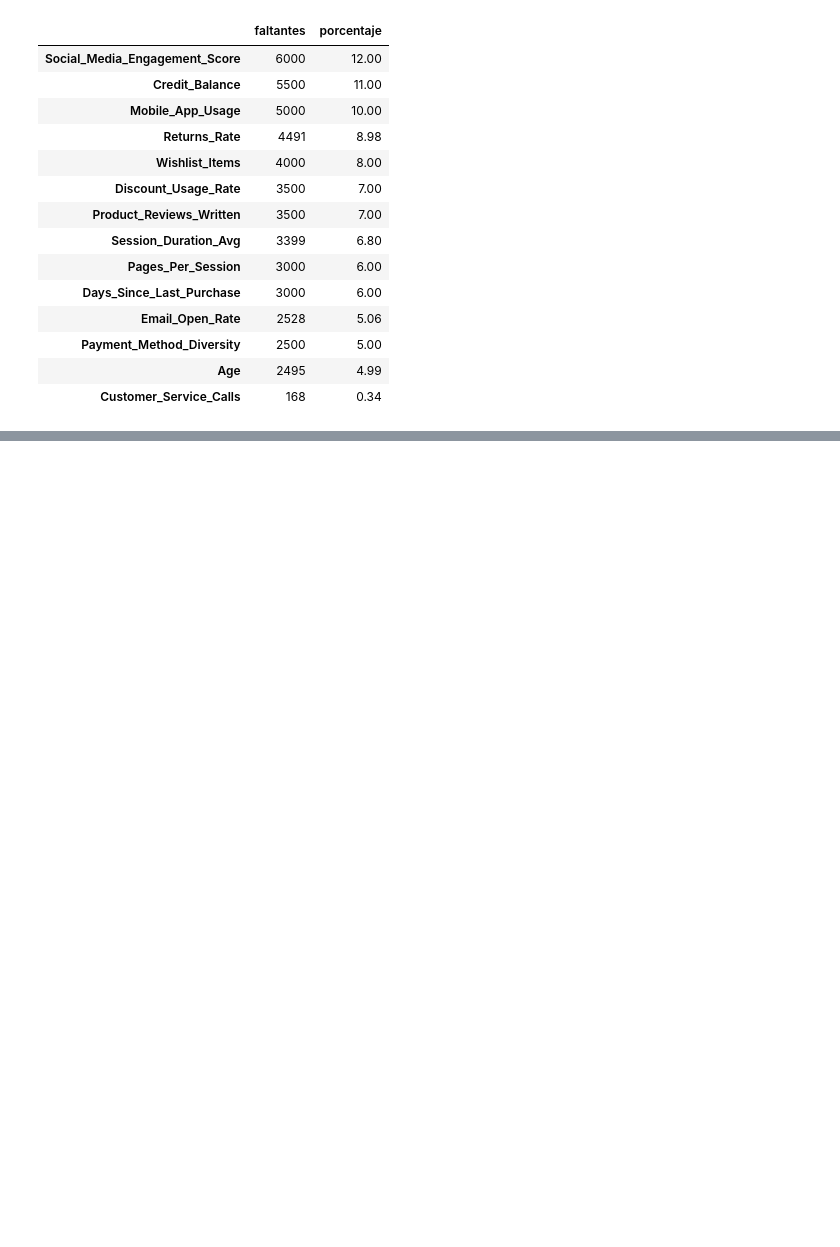
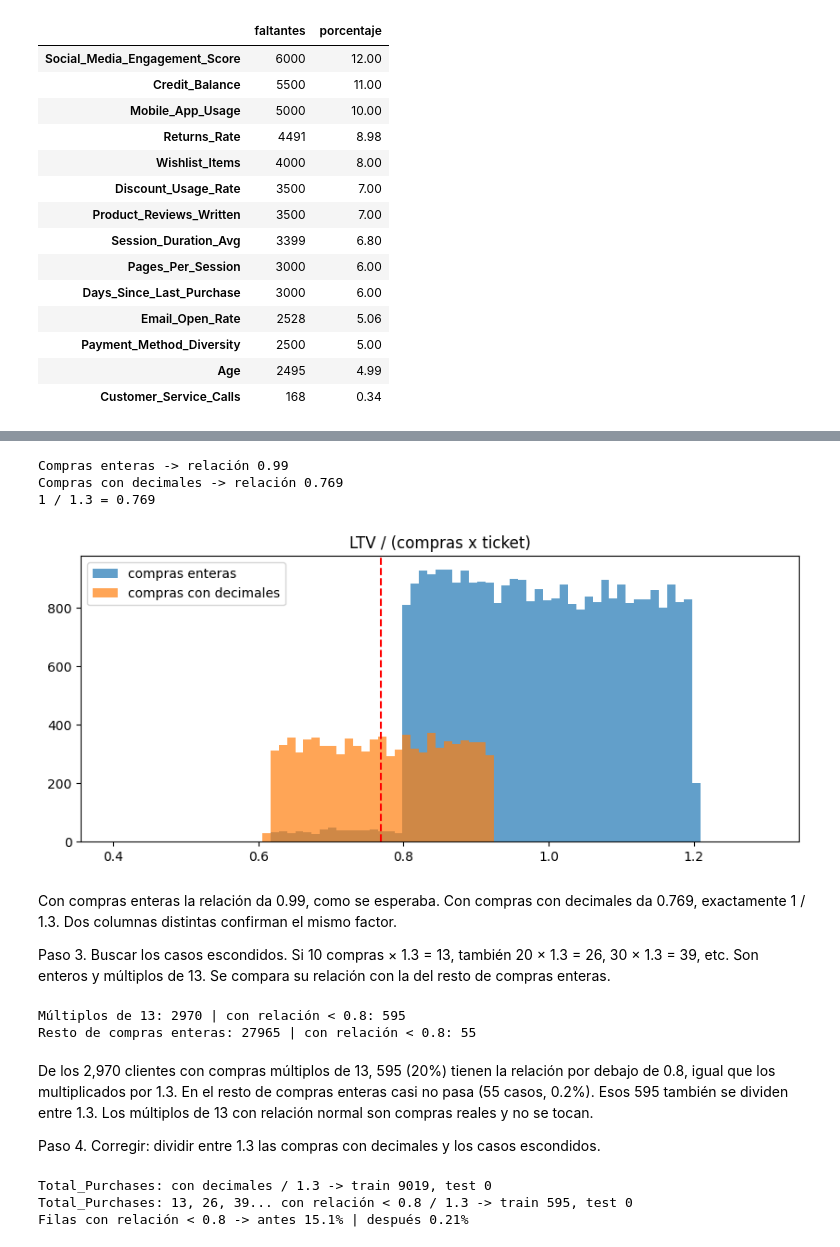
Before and after one commit to a01666361-beep/proyecto-churn, a Jupyter notebook: notebooks/Equipo5_Limpieza_y_Modelos_Churn.ipynb, the cells around one changed output, grey strips where cells are left out. Drawn from its saved outputs; the diff is of its cells as text; code cells hidden in the pictures; blank space fills up the shorter version.

```diff
--- a/notebooks/Equipo5_Limpieza_y_Modelos_Churn.ipynb
+++ b/notebooks/Equipo5_Limpieza_y_Modelos_Churn.ipynb
@@ -478,0 +317,4 @@ sesgo
+# %%
+UMBRAL_AOV = 1000
+aov_tr = train['Average_Order_Value'] > UMBRAL_AOV
+print('Valores inflados en train:', aov_tr.sum())
@@ -478,0 +344,8 @@ sesgo
+# %%
+tp = train['Total_Purchases']
+con_decimales = tp.notna() & (tp % 1 != 0)
+print('Compras con decimales:', con_decimales.sum())
+
+valores = np.sort(tp[con_decimales & (tp > 0)].unique())
+print('Valores más chicos:', valores[:10])
+print('Diferencia entre uno y el siguiente:', np.diff(valores[:10]).round(2))
@@ -478,0 +362,59 @@ sesgo
+# %%
+def cociente(df):
+    return df['Lifetime_Value'] / (df['Total_Purchases'] * df['Average_Order_Value'])
+
+c0 = cociente(train)
+ok = (train['Total_Purchases'] > 0) & ~aov_tr      # sin compras negativas ni tickets inflados
+
+print('Compras enteras -> relación', round(c0[ok & ~con_decimales].median(), 3))
+print('Compras con decimales -> relación', round(c0[ok & con_decimales].median(), 3))
+print('1 / 1.3 =', round(1 / 1.3, 3))
+
+plt.figure(figsize=(10, 4))
+plt.hist(c0[ok & ~con_decimales], bins=np.linspace(0.4, 1.3, 80), alpha=0.7, label='compras enteras')
+plt.hist(c0[ok & con_decimales], bins=np.linspace(0.4, 1.3, 80), alpha=0.7, label='compras con decimales')
+plt.axvline(1 / 1.3, color='red', ls='--')
+plt.title('LTV / (compras x ticket)')
+plt.legend()
+plt.show()
+# %% [output]
+Compras enteras -> relación 0.99
+Compras con decimales -> relación 0.769
+1 / 1.3 = 0.769
+[figure, added]
+# %% [markdown]
+Con compras enteras la relación da 0.99, como se esperaba. Con compras con decimales da 0.769, exactamente 1 / 1.3. Dos columnas distintas confirman el mismo factor.
+
+Paso 3. Buscar los casos escondidos. Si 10 compras × 1.3 = 13, también 20 × 1.3 = 26, 30 × 1.3 = 39, etc. Son enteros y múltiplos de 13. Se compara su relación con la del resto de compras enteras.
+# %%
+enteras = ok & ~con_decimales
+mult13 = enteras & (tp % 13 == 0)
+otras = enteras & (tp % 13 != 0)
+
+print('Múltiplos de 13:', mult13.sum(), '| con relación < 0.8:', (c0[mult13] < 0.8).sum())
+print('Resto de compras enteras:', otras.sum(), '| con relación < 0.8:', (c0[otras] < 0.8).sum())
+# %% [output]
+Múltiplos de 13: 2970 | con relación < 0.8: 595
+Resto de compras enteras: 27965 | con relación < 0.8: 55
+# %% [markdown]
+De los 2,970 clientes con compras múltiplos de 13, 595 (20%) tienen la relación por debajo de 0.8, igual que los multiplicados por 1.3. En el resto de compras enteras casi no pasa (55 casos, 0.2%). Esos 595 también se dividen entre 1.3. Los múltiplos de 13 con relación normal son compras reales y no se tocan.
+
+Paso 4. Corregir: dividir entre 1.3 las compras con decimales y los casos escondidos.
+# %%
+LIMITE_COCIENTE = 0.8
+
+tp = train['Total_Purchases']
+c = cociente(train)
+a = tp % 1 != 0                                                                       # con decimales
+b = (tp % 1 == 0) & (tp > 0) & (tp % 13 == 0) & (c < LIMITE_COCIENTE) & ~aov_tr      # escondidos
+train.loc[a | b, 'Total_Purchases'] = (tp[a | b] / 1.3).round()
+
+anotar('Total_Purchases', 'con decimales / 1.3', a.sum(), 0)
+anotar('Total_Purchases', '13, 26, 39... con relación < 0.8 / 1.3', b.sum(), 0)
+
+c1 = cociente(train)
+print(f'Filas con relación < 0.8 -> antes {(c0[ok] < 0.8).mean():.1%} | después {(c1[ok] < 0.8).mean():.2%}')
+# %% [output]
+Total_Purchases: con decimales / 1.3 -> train 9019, test 0
+Total_Purchases: 13, 26, 39... con relación < 0.8 / 1.3 -> train 595, test 0
+Filas con relación < 0.8 -> antes 15.1% | después 0.21%
```
Also changed, not shown: parts of 162 cells of this notebook, 10 other files.
